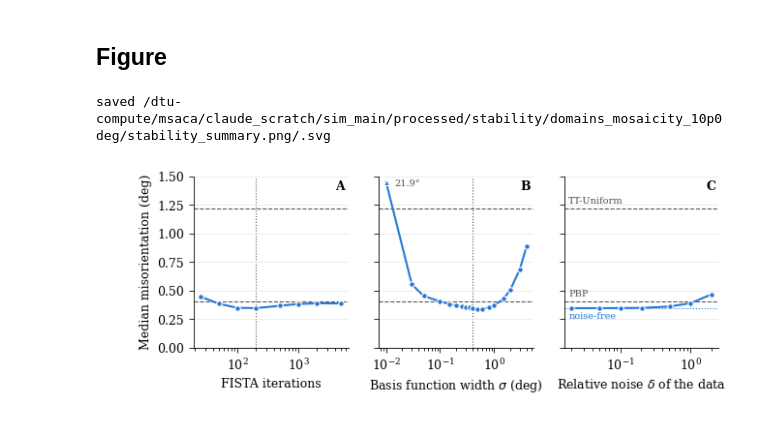
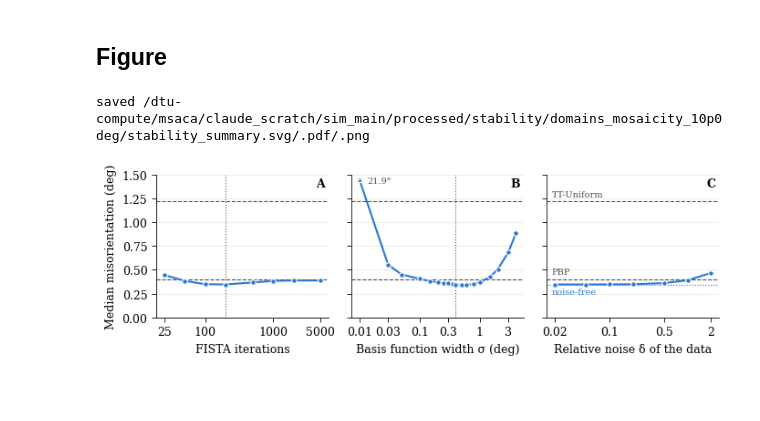
Before and after one commit to msaca-okse/adaptive_basis_simulation, a Jupyter notebook: stability/domains_mosaicity_10p0deg/04_summary_figure.ipynb, the cells around one changed output. Saved outputs shown, nothing was run; the diff lists cells and outputs as text; code cells hidden in the pictures; blank space fills up the shorter version.

Commit message:
Stability summary figure: editable SVG (text kept as text, named elements), vector PDF, plain tick labels
Co-Authored-By: Claude Opus 5.5 <noreply@anthropic.com>

```diff
--- a/stability/domains_mosaicity_10p0deg/04_summary_figure.ipynb
+++ b/stability/domains_mosaicity_10p0deg/04_summary_figure.ipynb
@@ -29,14 +30,20 @@ from simtools import paths
 SAMPLE = "domains_mosaicity_10p0deg"
 STAB = os.path.join(paths.PROCESS, "stability", SAMPLE)
 MAPS = os.path.join(paths.PROCESS, "visualization", SAMPLE, "misorientation_statistics.csv")
-OUT = os.path.join(STAB, "stability_summary")  # .png and .svg
+OUT = os.path.join(STAB, "stability_summary")  # .svg (editable), .pdf, .png
 
 NITER_USED, SIGMA_USED = 200, 0.4  # the article's settings, marked in the figure
 YMAX = 1.45                         # deg; points above are drawn at the top edge and labelled
 COLOR = "#2a78d6"                   # TT-Adaptive
 REF = "#52514e"                     # reference lines and labels
 plt.rcParams.update({"font.family": "serif", "font.serif": ["Times New Roman", "DejaVu Serif"],
-                     "font.size": 9, "axes.linewidth": 0.6, "xtick.major.width": 0.6, "ytick.major.width": 0.6})
+                     "font.size": 9, "axes.linewidth": 0.6, "xtick.major.width": 0.6, "ytick.major.width": 0.6,
+                     "svg.fonttype": "none",  # text stays text in the SVG (editable; the font is the viewer's)
+                     "pdf.fonttype": 42})
+# plain tick labels (no 10^n), so that every label is one editable text
+TICKS = {"iterations": [25, 100, 1000, 5000],
+         "sigma": [0.01, 0.03, 0.1, 0.3, 1, 3],
+         "noise": [0.02, 0.1, 0.5, 2]}
 # %% [markdown]
 ## Data
 # %%
@@ -62,41 +69,50 @@ maps: {'pbp': 0.404, 'tt_uniform': 1.22, 'tt_adaptive': 0.346}
 # %% [markdown]
 ## Figure
 # %%
+from matplotlib.ticker import FixedLocator, NullLocator
+
 fig, axes = plt.subplots(1, 3, figsize=(7.0, 2.3), sharey=True)
-panels = [(axes[0], it, "FISTA iterations", NITER_USED),
-          (axes[1], sg, r"Basis function width $\sigma$ (deg)", SIGMA_USED),
-          (axes[2], nz, r"Relative noise $\delta$ of the data", None)]
-for ax, s, xlabel, used in panels:
+panels = [("A", "iterations", axes[0], it, "FISTA iterations", NITER_USED),
+          ("B", "sigma", axes[1], sg, "Basis function width σ (deg)", SIGMA_USED),
+          ("C", "noise", axes[2], nz, "Relative noise δ of the data", None)]
+for letter, key, ax, s, xlabel, used in panels:
+    ax.set_gid(f"panel_{letter}_{key}")
     y = np.minimum(s.values, YMAX)
     off = s.values > YMAX  # off the scale: a triangle at the top edge, labelled with the value
-    ax.plot(s.index, y, "-", color=COLOR, lw=1.5, zorder=3)
-    ax.plot(s.index[~off], y[~off], "o", ms=4, color=COLOR, mec="white", mew=0.8, zorder=4)
-    ax.plot(s.index[off], y[off], "^", ms=5, color=COLOR, mec="white", mew=0.8, zorder=4, clip_on=False)
+    ax.plot(s.index, y, "-", color=COLOR, lw=1.5, zorder=3, gid=f"tt_adaptive_line_{letter}")
+    ax.plot(s.index[~off], y[~off], "o", ms=4, color=COLOR, mec="white", mew=0.8, zorder=4, gid=f"tt_adaptive_points_{letter}")
+    if off.any():
+        ax.plot(s.index[off], y[off], "^", ms=5, color=COLOR, mec="white", mew=0.8, zorder=4, clip_on=False,
+                gid=f"off_scale_point_{letter}")
     for x, v in zip(s.index[off], s.values[off]):
         ax.annotate(f"{v:.1f}°", (x, YMAX), xytext=(6, -1), textcoords="offset points", fontsize=7, color=REF,
-                    va="center")
+                    va="center", gid=f"off_scale_label_{letter}")
     ax.set_xscale("log")
+    ax.xaxis.set_major_locator(FixedLocator(TICKS[key]))
+    ax.xaxis.set_minor_locator(NullLocator())
+    ax.set_xticklabels([f"{t:g}" for t in TICKS[key]])
     ax.set_xlabel(xlabel)
     if used is not None:
-        ax.axvline(used, color=REF, lw=0.8, ls=":", zorder=1)
-    for name, label in (("pbp", "PBP"), ("tt_uniform", "TT-Uniform")):
-        ax.axhline(refs[name], color=REF, lw=0.8, ls="--", zorder=1)
+        ax.axvline(used, color=REF, lw=0.8, ls=":", zorder=1, gid=f"used_setting_{letter}")
+    for name in ("pbp", "tt_uniform"):
+        ax.axhline(refs[name], color=REF, lw=0.8, ls="--", zorder=1, gid=f"{name}_line_{letter}")
     ax.spines[["top", "right"]].set_visible(False)
     ax.grid(axis="y", color="#e6e6e3", lw=0.5, zorder=0)
-axes[2].axhline(noise_free, color=COLOR, lw=0.8, ls=":", zorder=1)
+    ax.text(0.98, 0.98, letter, transform=ax.transAxes, fontweight="bold", va="top", ha="right",
+            gid=f"panel_letter_{letter}")
+axes[2].axhline(noise_free, color=COLOR, lw=0.8, ls=":", zorder=1, gid="noise_free_line_C")
 x0 = axes[2].get_xlim()[0] * 1.15  # direct labels on the free left side of the right panel
-axes[2].text(x0, noise_free - 0.03, "noise-free", fontsize=7, color=COLOR, va="top")
+axes[2].text(x0, noise_free - 0.03, "noise-free", fontsize=7, color=COLOR, va="top", gid="noise_free_label_C")
 for name, label in (("pbp", "PBP"), ("tt_uniform", "TT-Uniform")):
-    axes[2].text(x0, refs[name] + 0.03, label, fontsize=7, color=REF, va="bottom")
+    axes[2].text(x0, refs[name] + 0.03, label, fontsize=7, color=REF, va="bottom", gid=f"{name}_label_C")
 axes[0].set_ylim(0, YMAX + 0.05)
 axes[0].set_ylabel("Median misorientation (deg)")
-for ax, letter in zip(axes, "ABC"):
-    ax.text(0.98, 0.98, letter, transform=ax.transAxes, fontweight="bold", va="top", ha="right")
 fig.tight_layout(w_pad=0.8)
-for ext in ("png", "svg"):
-    fig.savefig(f"{OUT}.{ext}", dpi=600, bbox_inches="tight")
-print("saved", OUT + ".png/.svg")
+fig.savefig(f"{OUT}.svg", bbox_inches="tight")
+fig.savefig(f"{OUT}.pdf", bbox_inches="tight")
+fig.savefig(f"{OUT}.png", dpi=600, bbox_inches="tight")
+print("saved", OUT + ".svg/.pdf/.png")
 plt.show()
 # %% [output]
-saved /dtu-compute/msaca/claude_scratch/sim_main/processed/stability/domains_mosaicity_10p0deg/stability_summary.png/.svg
+saved /dtu-compute/msaca/claude_scratch/sim_main/processed/stability/domains_mosaicity_10p0deg/stability_summary.svg/.pdf/.png
-[figure, old version]
+[figure, new version]
```
Also changed, not shown: parts of 1 cell of this notebook.
